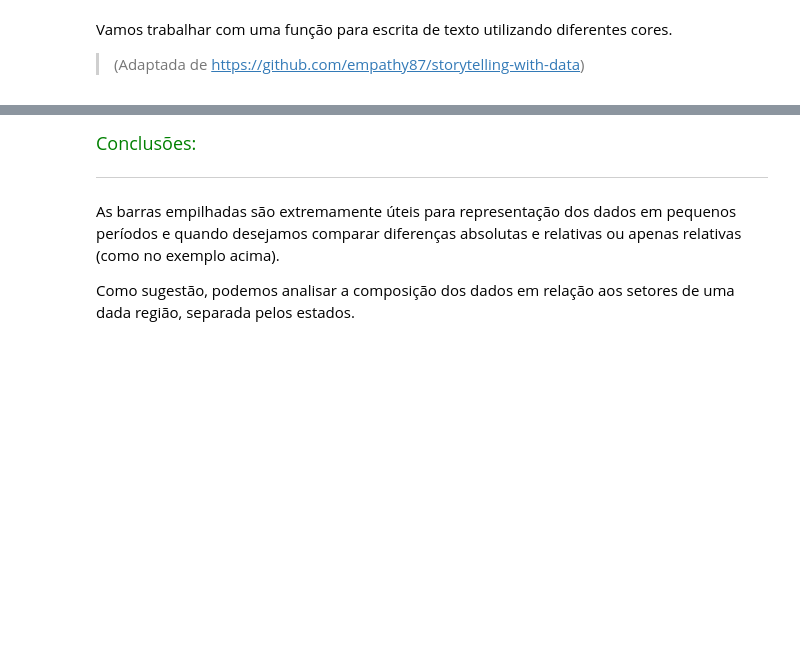
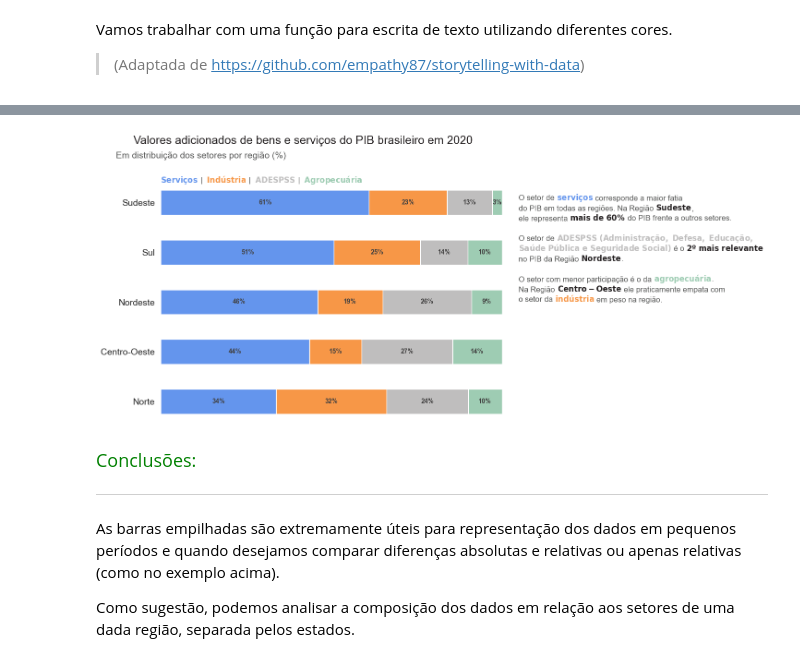
Before and after one commit to juliogazoli/alura-data-visualization-python-graficos-de-composicao-e-relacionamento, a Jupyter notebook: Projeto Inicial - Data Visualization_ gráficos de composição e relacionamento.ipynb, the cells around one changed output, grey strips where cells are left out. Saved outputs shown, nothing was run; the diff lists cells and outputs as text; code cells hidden in the pictures; blank space fills up the shorter version.

Commit message:
Anotações e legenda de dados

```diff
--- a/Projeto Inicial - Data Visualization_ gráficos de composição e relacionamento.ipynb
+++ b/Projeto Inicial - Data Visualization_ gráficos de composição e relacionamento.ipynb
@@ -905,46 +905,47 @@ def texto_colorido(x, y, texto, cores, esp=20, ax=None, **kw):
 
         t = transforms.offset_copy(ax.transData, x=0, y=(i + 1) * esp, units='dots')
 # %%
-## Configurando o gráfico com parâmetros que potencializam a visualização dos dados
+# Configurando o gráfico com parâmetros que potencializam a visualização dos dados
 
 # Gerando o gráfico de barras empilhadas e salvando as cores que vamos utilizar no texto
-...
+ax, cores = grafico_va()
 
-## Trabalhando com o texto colorido para legenda e anotações
+# Trabalhando com o texto colorido para legenda e anotações
 
-# # legenda das barras
-# ax.legend().remove()    # remover legenda padrão da visualização
-# texto_colorido(0, 4.4, '$\\bf{Serviços}$ || | || $\\bf{Indústria}$ || | || $\\bf{ADESPSS}$ || | || $\\bf{Agropecuária}$',
-#                cores = [[cores[0], CINZA3, cores[1], CINZA3, cores[2], CINZA3, cores[3]]], ax=ax, fontsize=12)
+# legenda das barras
+ax.legend().remove()    # remover legenda padrão da visualização
+texto_colorido(0, 4.4, '$\\bf{Serviços}$ || | || $\\bf{Indústria}$ || | || $\\bf{ADESPSS}$ || | || $\\bf{Agropecuária}$',
+               cores = [[cores[0], CINZA3, cores[1], CINZA3, cores[2], CINZA3, cores[3]]], ax=ax, fontsize=12)
 
-# # Anotando uma conclusão no gráfico
-# texto_colorido(
-#     1.05, 2,                                                             # coordenadas
-#     'O setor de ||$\\bf{serviços}$|| corresponde a maior fatia\n'        # texto
-#     'do PIB em todas as regiões. Na Região ||$\\bf{Sudeste}$||,\n'
-#     'ele representa ||$\\bf{mais\ de\ 60\%}$|| do PIB frente a outros setores.\n'
-#     '\n'
-#     'O setor de ||$\\bf{ADESPSS\ (Administração,\ Defesa,\ Educação,}$\n'
-#     '$\\bf{Saúde\ Pública\ e\ Seguridade\ Social)}$|| é o ||$\\bf{2º\ mais\ relevante}$||\n'
-#     'no PIB da Região ||$\\bf{Nordeste}$||.\n'
-#     '\n'
-#     'O setor com menor participação é o da ||$\\bf{agropecuária}$||.\n'
-#     'Na Região ||$\\bf{Centro-Oeste}$|| ele praticamente empata com\n'
-#     'o setor da ||$\\bf{indústria}$|| em peso na região.',
-#     [[CINZA3, AZUL3, CINZA3],         # linha 1                          # cores
-#      [CINZA3, CINZA1, CINZA3],        # linha 2
-#      [CINZA3, CINZA1, CINZA3],        # linha 3
-#      [CINZA3],                        # linha 4
-#      [CINZA3, CINZA5],                # linha 5
-#      [CINZA5, CINZA3, CINZA1],        # linha 6
-#      [CINZA3, CINZA1, CINZA3],        # linha 7
-#      [CINZA3],                        # linha 8
-#      [CINZA3, VERDE3, CINZA3],        # linha 9
-#      [CINZA3, CINZA1, CINZA3],        # linha 10
-#      [CINZA3, LARANJA1, CINZA3]       # linha 11
-#     ],
-#     esp=22,         # espaçamento
-#     ax=ax,          # figura onde desenhar o texto
-#     fontsize=12)
+# Anotando uma conclusão no gráfico
+texto_colorido(
+    1.05, 2,                                                             # coordenadas
+    'O setor de ||$\\bf{serviços}$|| corresponde a maior fatia\n'        # texto
+    'do PIB em todas as regiões. Na Região ||$\\bf{Sudeste}$||,\n'
+    'ele representa ||$\\bf{mais\ de\ 60\%}$|| do PIB frente a outros setores.\n'
+    '\n'
+    'O setor de ||$\\bf{ADESPSS\ (Administração,\ Defesa,\ Educação,}$\n'
+    '$\\bf{Saúde\ Pública\ e\ Seguridade\ Social)}$|| é o ||$\\bf{2º\ mais\ relevante}$||\n'
+    'no PIB da Região ||$\\bf{Nordeste}$||.\n'
+    '\n'
+    'O setor com menor participação é o da ||$\\bf{agropecuária}$||.\n'
+    'Na Região ||$\\bf{Centro-Oeste}$|| ele praticamente empata com\n'
+    'o setor da ||$\\bf{indústria}$|| em peso na região.',
+    [[CINZA3, AZUL3, CINZA3],         # linha 1                          # cores
+     [CINZA3, CINZA1, CINZA3],        # linha 2
+     [CINZA3, CINZA1, CINZA3],        # linha 3
+     [CINZA3],                        # linha 4
+     [CINZA3, CINZA5],                # linha 5
+     [CINZA5, CINZA3, CINZA1],        # linha 6
+     [CINZA3, CINZA1, CINZA3],        # linha 7
+     [CINZA3],                        # linha 8
+     [CINZA3, VERDE3, CINZA3],        # linha 9
+     [CINZA3, CINZA1, CINZA3],        # linha 10
+     [CINZA3, LARANJA1, CINZA3]       # linha 11
+    ],
+    esp=22,         # espaçamento
+    ax=ax,          # figura onde desenhar o texto
+    fontsize=12)
 
 fig.show()
+# %% [output]
@@ -951,3 +969,4 @@ fig.show()
+[figure, added]
 # %% [markdown]
 <font color=green size=4> Conclusões: </font>
 
```
Also changed, not shown: parts of 8 cells of this notebook.
